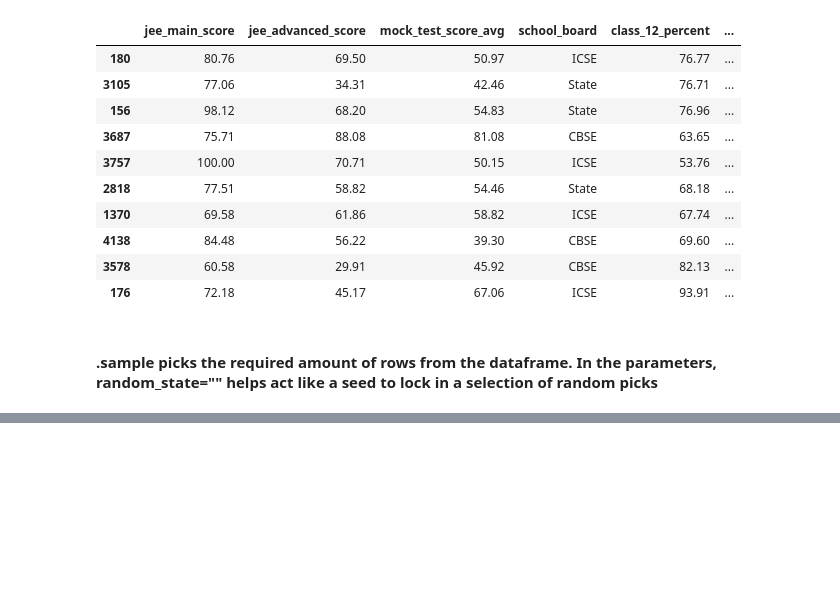
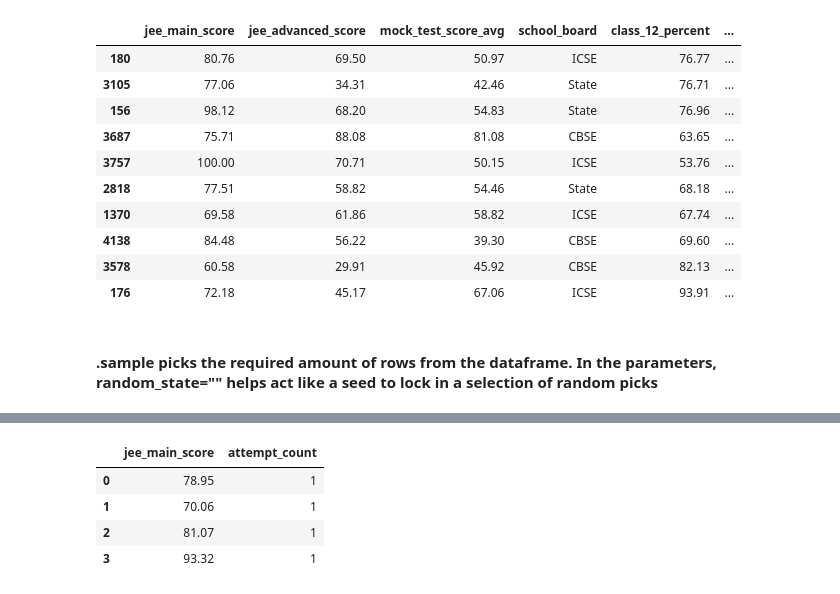
Before and after one commit to Chracker24/Pandas, a Jupyter notebook: lol.ipynb, the cells around one changed output, grey strips where cells are left out. Saved outputs shown, nothing was run; the diff lists cells and outputs as text; code cells hidden in the pictures; blank space fills up the shorter version.

```diff
--- a/lol.ipynb
+++ b/lol.ipynb
@@ -185,0 +215,8 @@ jee.sample(10)
+# %%
+jee.loc[0:3,["jee_main_score","attempt_count"]]
+# %% [output]
+|  | jee_main_score | attempt_count |
+| 0 | 78.95 | 1 |
+| 1 | 70.06 | 1 |
+| 2 | 81.07 | 1 |
+| 3 | 93.32 | 1 |
```
Also changed, not shown: parts of 3 cells of this notebook.
